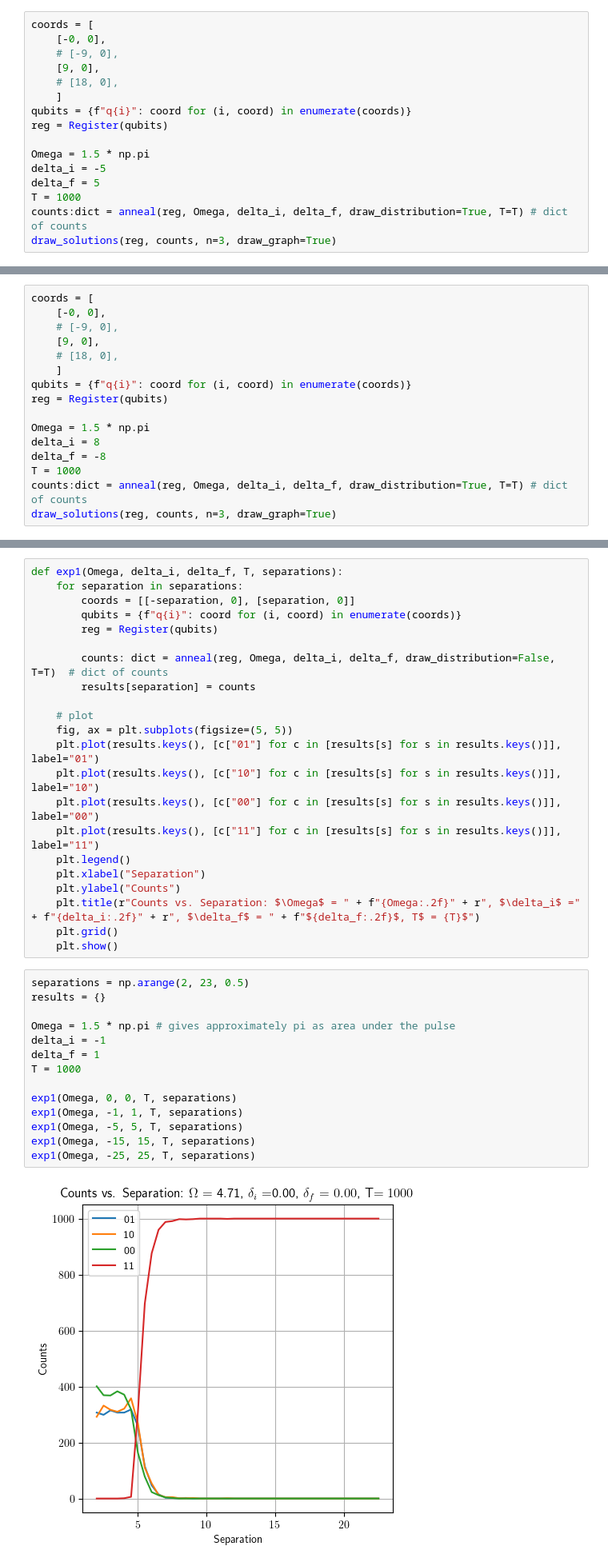
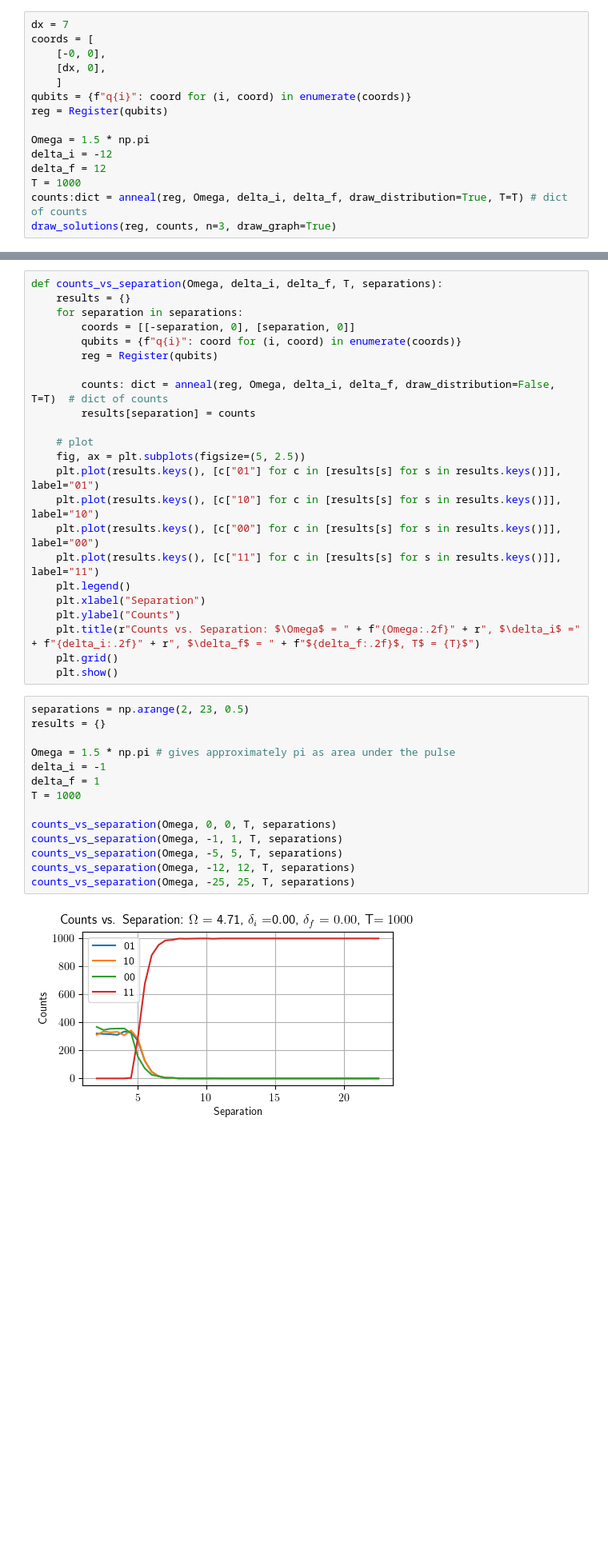
Before and after one commit to BoGGoG/PulserLearn, a Jupyter notebook: AlexQuestion.ipynb, the cells around one changed output, grey strips where cells are left out. Shown at 80% size. Cells and saved outputs as stored; diff of their text form; blank space fills up the shorter version.

```diff
--- a/AlexQuestion.ipynb
+++ b/AlexQuestion.ipynb
@@ -135,16 +227,15 @@ draw_solutions(reg, counts, n=3, draw_graph=True)
 # %%
+dx = 7
 coords = [
     [-0, 0],
-    # [-9, 0],
-    [9, 0],
-    # [18, 0],
+    [dx, 0],
     ]
 qubits = {f"q{i}": coord for (i, coord) in enumerate(coords)}
 reg = Register(qubits)
 
 Omega = 1.5 * np.pi
-delta_i = -5
-delta_f = 5
+delta_i = -12
+delta_f = 12
 T = 1000
 counts:dict = anneal(reg, Omega, delta_i, delta_f, draw_distribution=True, T=T) # dict of counts
 draw_solutions(reg, counts, n=3, draw_graph=True)
@@ -154,16 +244,0 @@ draw_solutions(reg, counts, n=3, draw_graph=True)
-# %%
-coords = [
-    [-0, 0],
-    # [-9, 0],
-    [9, 0],
-    # [18, 0],
-    ]
-qubits = {f"q{i}": coord for (i, coord) in enumerate(coords)}
-reg = Register(qubits)
-
-Omega = 1.5 * np.pi
-delta_i = 8
-delta_f = -8
-T = 1000
-counts:dict = anneal(reg, Omega, delta_i, delta_f, draw_distribution=True, T=T) # dict of counts
-draw_solutions(reg, counts, n=3, draw_graph=True)
@@ -173,5 +245,6 @@ draw_solutions(reg, counts, n=3, draw_graph=True)
 # %%
-def exp1(Omega, delta_i, delta_f, T, separations):
+def counts_vs_separation(Omega, delta_i, delta_f, T, separations):
+    results = {}
     for separation in separations:
         coords = [[-separation, 0], [separation, 0]]
         qubits = {f"q{i}": coord for (i, coord) in enumerate(coords)}
@@ -181,7 +254,7 @@ def exp1(Omega, delta_i, delta_f, T, separations):
         results[separation] = counts
 
     # plot
-    fig, ax = plt.subplots(figsize=(5, 5))
+    fig, ax = plt.subplots(figsize=(5, 2.5))
     plt.plot(results.keys(), [c["01"] for c in [results[s] for s in results.keys()]], label="01")
     plt.plot(results.keys(), [c["10"] for c in [results[s] for s in results.keys()]], label="10")
     plt.plot(results.keys(), [c["00"] for c in [results[s] for s in results.keys()]], label="00")
@@ -195,16 +268,16 @@ def exp1(Omega, delta_i, delta_f, T, separations):
 # %%
 separations = np.arange(2, 23, 0.5)
 results = {}
 
 Omega = 1.5 * np.pi # gives approximately pi as area under the pulse
 delta_i = -1
 delta_f = 1
 T = 1000
 
-exp1(Omega, 0, 0, T, separations)
-exp1(Omega, -1, 1, T, separations)
-exp1(Omega, -5, 5, T, separations)
-exp1(Omega, -15, 15, T, separations)
-exp1(Omega, -25, 25, T, separations)
+counts_vs_separation(Omega, 0, 0, T, separations)
+counts_vs_separation(Omega, -1, 1, T, separations)
+counts_vs_separation(Omega, -5, 5, T, separations)
+counts_vs_separation(Omega, -12, 12, T, separations)
+counts_vs_separation(Omega, -25, 25, T, separations)
 # %% [output]
-[figure, old version]
+[figure, new version]
```
Also changed, not shown: parts of 30 cells of this notebook, 1 other file.
